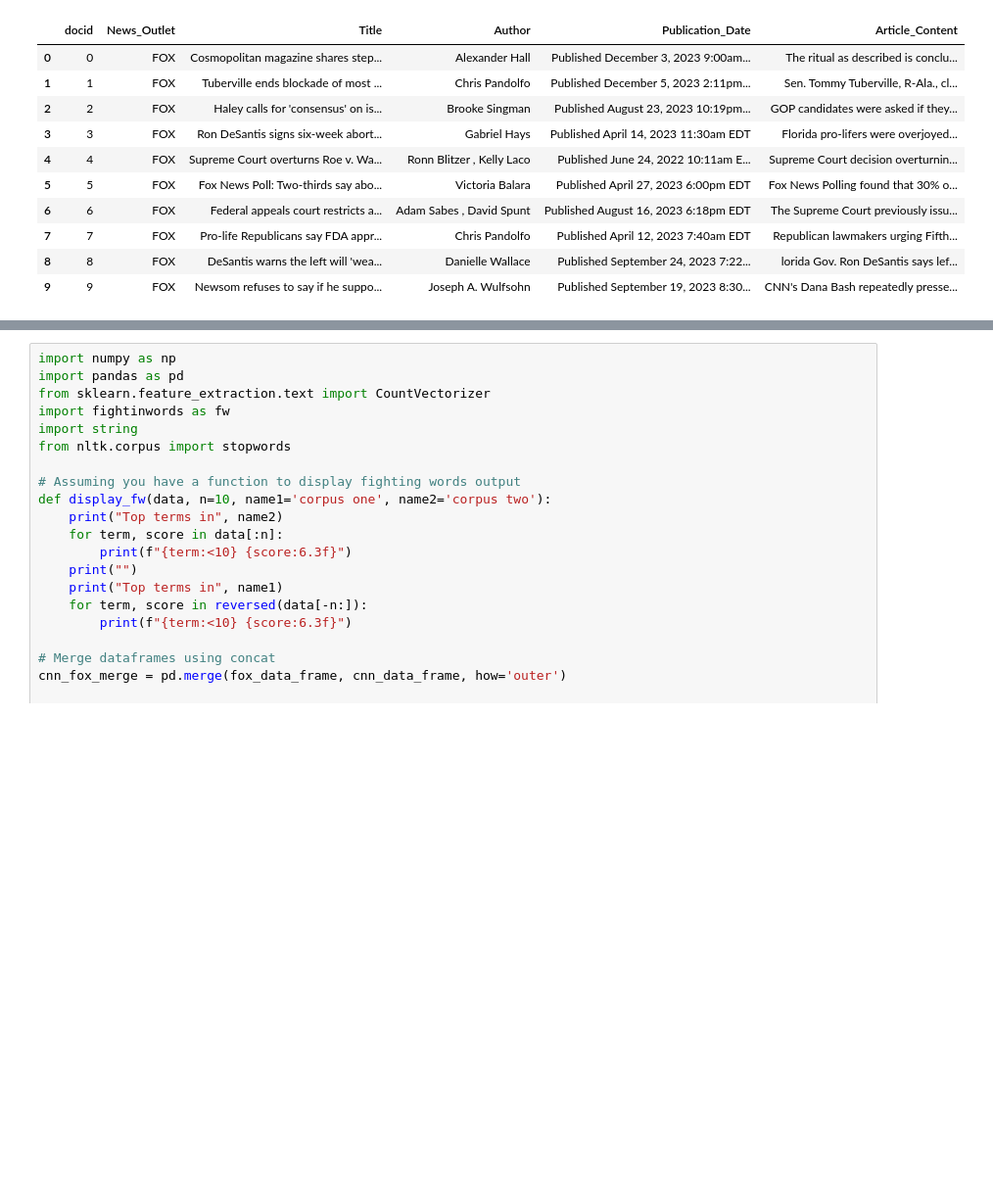
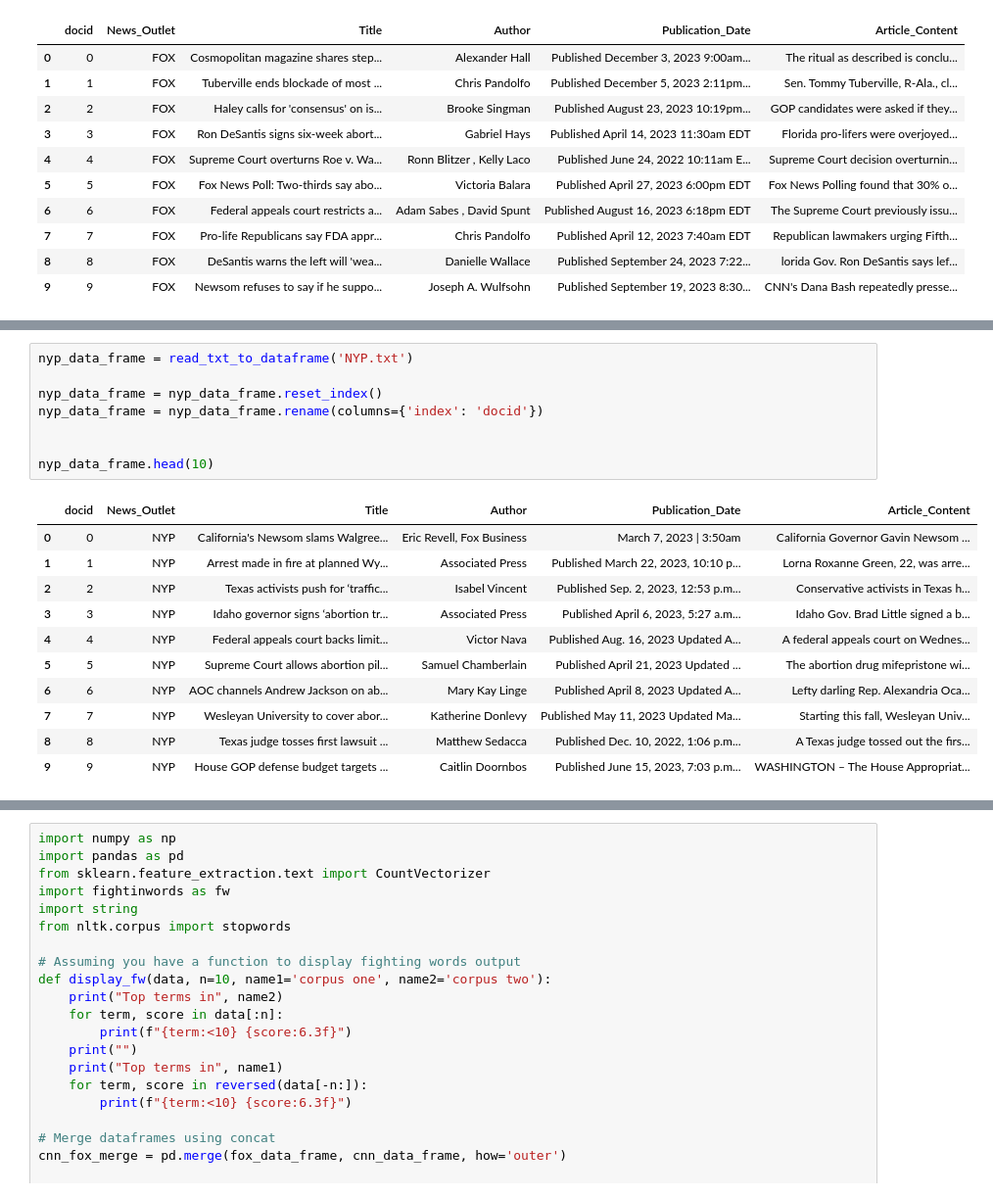
Before and after one commit to stephychen1/info3350-final, a Jupyter notebook: project.ipynb, the cells around one changed output, grey strips where cells are left out. Shown at 98% size. Drawn from its saved outputs; the diff is of its cells as text; blank space fills up the shorter version.

```diff
--- a/project.ipynb
+++ b/project.ipynb
@@ -310,3 +322,23 @@ fox_data_frame.head(10)
+# %%
+nyp_data_frame = read_txt_to_dataframe('NYP.txt')
+
+nyp_data_frame = nyp_data_frame.reset_index()
+nyp_data_frame = nyp_data_frame.rename(columns={'index': 'docid'})
+
+
+nyp_data_frame.head(10)
+# %% [output]
+|  | docid | News_Outlet | Title | Author | Publication_Date | Article_Content |
+| 0 | 0 | NYP | California's Newsom slams Walgree... | Eric Revell, Fox Business | March 7, 2023 | 3:50am | California Governor Gavin Newsom ... |
+| 1 | 1 | NYP | Arrest made in fire at planned Wy... | Associated Press | Published March 22, 2023, 10:10 p... | Lorna Roxanne Green, 22, was arre... |
+| 2 | 2 | NYP | Texas activists push for ‘traffic... | Isabel Vincent | Published Sep. 2, 2023, 12:53 p.m... | Conservative activists in Texas h... |
+| 3 | 3 | NYP | Idaho governor signs ‘abortion tr... | Associated Press | Published April 6, 2023, 5:27 a.m... | Idaho Gov. Brad Little signed a b... |
+| 4 | 4 | NYP | Federal appeals court backs limit... | Victor Nava | Published Aug. 16, 2023 Updated A... | A federal appeals court on Wednes... |
+| 5 | 5 | NYP | Supreme Court allows abortion pil... | Samuel Chamberlain | Published April 21, 2023 Updated ... | The abortion drug mifepristone wi... |
+| 6 | 6 | NYP | AOC channels Andrew Jackson on ab... | Mary Kay Linge | Published April 8, 2023 Updated A... | Lefty darling Rep. Alexandria Oca... |
+| 7 | 7 | NYP | Wesleyan University to cover abor... | Katherine Donlevy | Published May 11, 2023 Updated Ma... | Starting this fall, Wesleyan Univ... |
+| 8 | 8 | NYP | Texas judge tosses first lawsuit ... | Matthew Sedacca | Published Dec. 10, 2022, 1:06 p.m... | A Texas judge tossed out the firs... |
+| 9 | 9 | NYP | House GOP defense budget targets ... | Caitlin Doornbos | Published June 15, 2023, 7:03 p.m... | WASHINGTON – The House Appropriat... |
 # %%
 import pandas as pd
 
```
Also changed, not shown: parts of 6 cells of this notebook, 2 other files.
